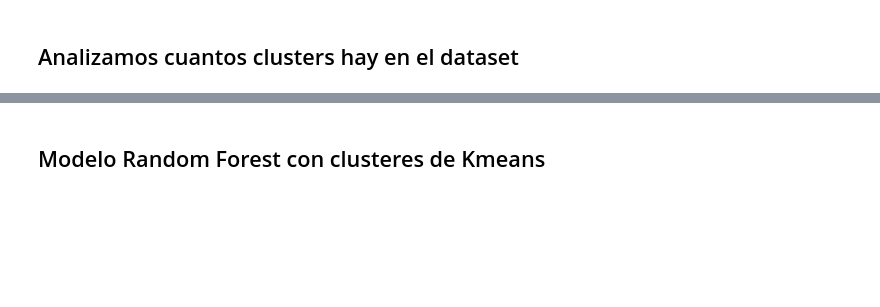
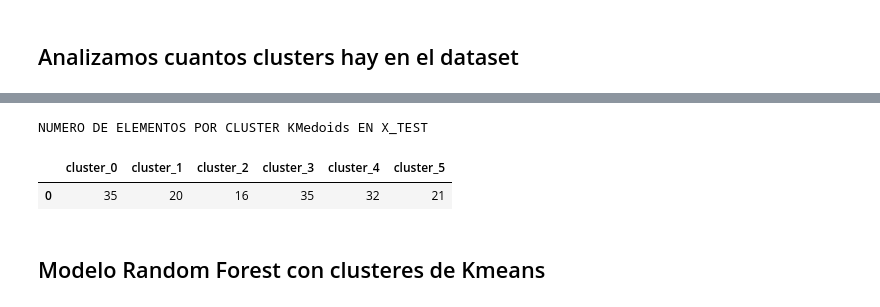
Before and after one commit to kevinramosrivas/G2-MINERIA_DATOS, a Jupyter notebook: EQUIPO_2_random_forest.ipynb, the cells around one changed output, grey strips where cells are left out. Drawn from its saved outputs; the diff is of its cells as text; code cells hidden in the pictures; blank space fills up the shorter version.

```diff
--- a/EQUIPO_2_random_forest.ipynb
+++ b/EQUIPO_2_random_forest.ipynb
@@ -136,3 +125,21 @@ Name: cluster_Kmedoids, dtype: int64
+# %%
+# obtener el numero de elementos por cada cluster de kmedoids en x_test y unirlo en un dataframe
+#hay 6 clusters en kmedoids
+cluster_0 = x_test[x_test['cluster_Kmedoids'] == 0]
+cluster_1 = x_test[x_test['cluster_Kmedoids'] == 1]
+cluster_2 = x_test[x_test['cluster_Kmedoids'] == 2]
+cluster_3 = x_test[x_test['cluster_Kmedoids'] == 3]
+cluster_4 = x_test[x_test['cluster_Kmedoids'] == 4]
+cluster_5 = x_test[x_test['cluster_Kmedoids'] == 5]
+
+# unir los resultados en un dataframe
+print('NUMERO DE ELEMENTOS POR CLUSTER KMedoids EN X_TEST')
+cluster = pd.DataFrame({'cluster_0': cluster_0.shape[0], 'cluster_1': cluster_1.shape[0], 'cluster_2': cluster_2.shape[0], 'cluster_3': cluster_3.shape[0], 'cluster_4': cluster_4.shape[0], 'cluster_5': cluster_5.shape[0]}, index = [0])
+cluster
+# %% [output]
+NUMERO DE ELEMENTOS POR CLUSTER KMedoids EN X_TEST
+|  | cluster_0 | cluster_1 | cluster_2 | cluster_3 | cluster_4 | cluster_5 |
+| 0 | 35 | 20 | 16 | 35 | 32 | 21 |
 # %% [markdown]
 ## Modelo Random Forest con clusteres de Kmeans
 # %%
```
Also changed, not shown: parts of 29 cells of this notebook.
